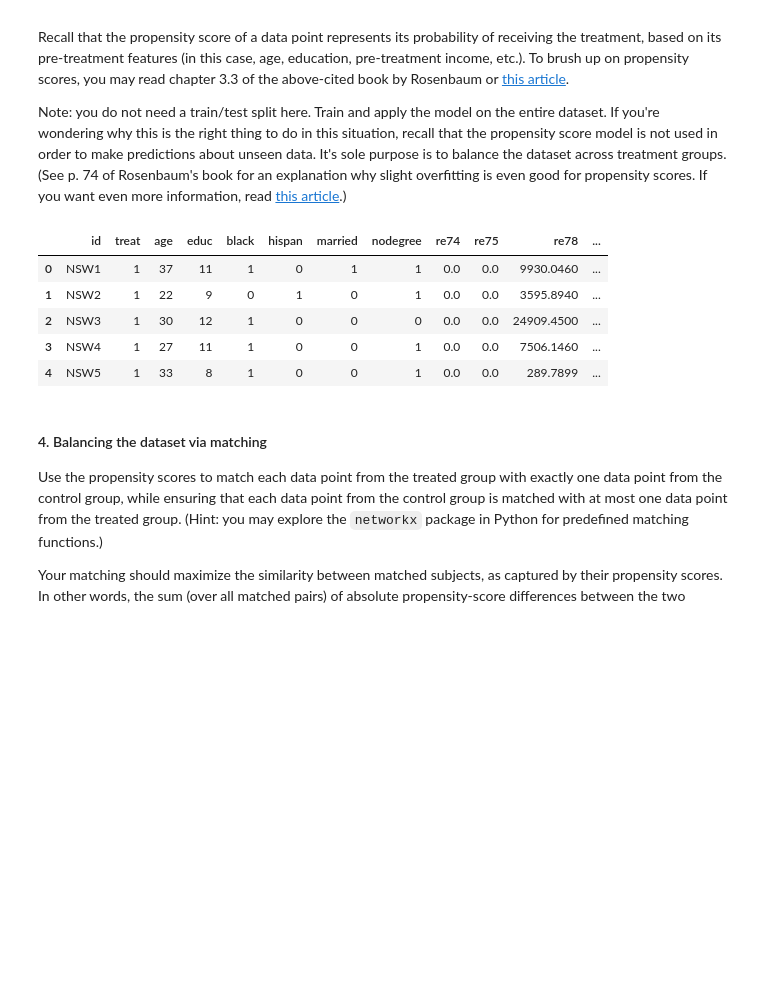
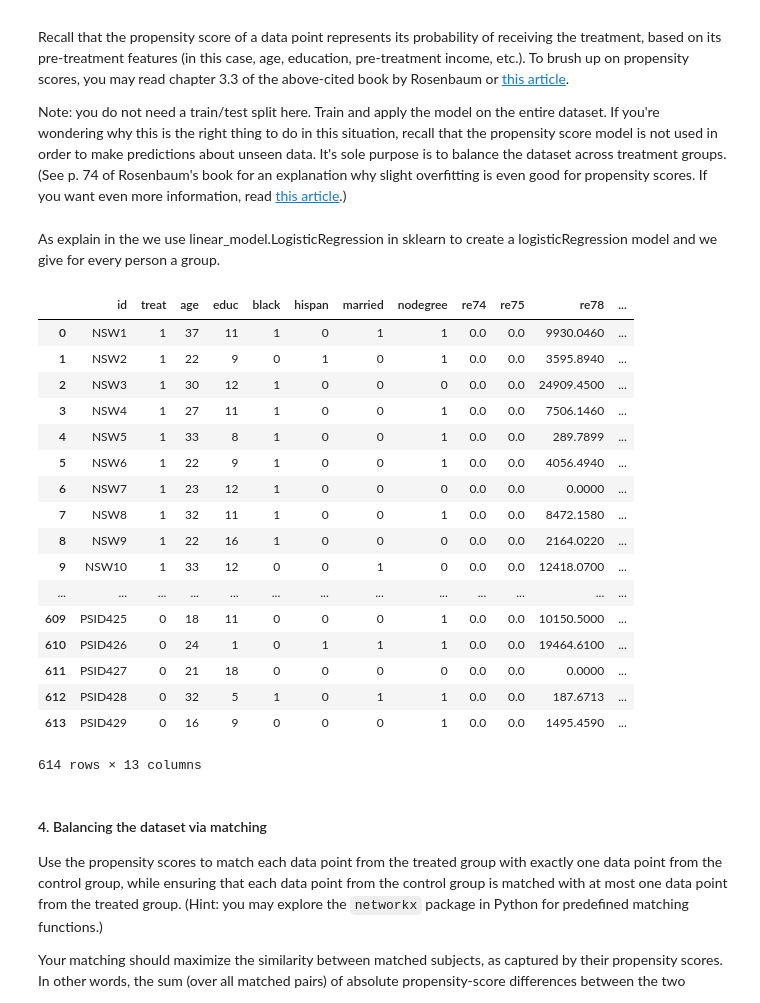
Before and after one commit to matthieuDev/ADA2017, a Jupyter notebook: 04 - Applied ML/Homework 4.ipynb, the cells around one changed output. Cells and saved outputs as stored; diff of their text form; code cells hidden in the pictures; blank space fills up the shorter version.

```diff
--- a/04 - Applied ML/Homework 4.ipynb
+++ b/04 - Applied ML/Homework 4.ipynb
@@ -279,27 +279,46 @@ To brush up on propensity scores, you may read chapter 3.3 of the above-cited bo
 Note: you do not need a train/test split here. Train and apply the model on the entire dataset. If you're wondering why this is the right thing to do in this situation, recall that the propensity score model is not used in order to make predictions about unseen data. It's sole purpose is to balance the dataset across treatment groups.
 (See p. 74 of Rosenbaum's book for an explanation why slight overfitting is even good for propensity scores.
 If you want even more information, read [this article](https://drive.google.com/file/d/0B4jctQY-uqhzTlpBaTBJRTJFVFE/view).)
+# %% [markdown]
+As explain in the  we use linear_model.LogisticRegression in sklearn to create a logisticRegression model and we give for every person a group.
 # %%
+# generate the logisti regression model
 logistic_regressor = linear_model.LogisticRegression()
 
+#train the regressor with the data we have
 #we cast the re78 as int column because the logistic regressor cannot make a regression on continuous values
 logistic_regressor = logistic_regressor.fit(
-    data[['treat', 'age', 'educ', 'black', 'hispan', 'married', 'nodegree', 're74', 're75']].values, \
-    data['re78'].values.astype('int'))
+    data[[ 'age', 'educ', 'black', 'hispan', 'married', 'nodegree', 're74', 're75']].values, \
+    data['treat'].values.astype('int'))
 
+#create a dataframe to have the propensity score in it
 propensity_data = data.copy()
-propensity_data['re78reg'] = logistic_regressor.predict(
-    data[['treat', 'age', 'educ', 'black', 'hispan', 'married', 'nodegree', 're74', 're75']].values)
+#add a column re78reg for the propensity score given by the logistic regressor
+propensity_data['re78reg'] = logistic_regressor.predict_proba(
+    data[[ 'age', 'educ', 'black', 'hispan', 'married', 'nodegree', 're74', 're75']].values)[:,1]
 
-#propensity_data[propensity_data["re78reg"] != 0]
-propensity_data.head()
+
+
+propensity_data
 # %% [output]
 |  | id | treat | age | educ | black | hispan | married | nodegree | re74 | re75 | re78 | ... |
 | 0 | NSW1 | 1 | 37 | 11 | 1 | 0 | 1 | 1 | 0.0 | 0.0 | 9930.0460 | ... |
 | 1 | NSW2 | 1 | 22 | 9 | 0 | 1 | 0 | 1 | 0.0 | 0.0 | 3595.8940 | ... |
 | 2 | NSW3 | 1 | 30 | 12 | 1 | 0 | 0 | 0 | 0.0 | 0.0 | 24909.4500 | ... |
 | 3 | NSW4 | 1 | 27 | 11 | 1 | 0 | 0 | 1 | 0.0 | 0.0 | 7506.1460 | ... |
 | 4 | NSW5 | 1 | 33 | 8 | 1 | 0 | 0 | 1 | 0.0 | 0.0 | 289.7899 | ... |
+| 5 | NSW6 | 1 | 22 | 9 | 1 | 0 | 0 | 1 | 0.0 | 0.0 | 4056.4940 | ... |
+| 6 | NSW7 | 1 | 23 | 12 | 1 | 0 | 0 | 0 | 0.0 | 0.0 | 0.0000 | ... |
+| 7 | NSW8 | 1 | 32 | 11 | 1 | 0 | 0 | 1 | 0.0 | 0.0 | 8472.1580 | ... |
+| 8 | NSW9 | 1 | 22 | 16 | 1 | 0 | 0 | 0 | 0.0 | 0.0 | 2164.0220 | ... |
+| 9 | NSW10 | 1 | 33 | 12 | 0 | 0 | 1 | 0 | 0.0 | 0.0 | 12418.0700 | ... |
+| ... | ... | ... | ... | ... | ... | ... | ... | ... | ... | ... | ... | ... |
+| 609 | PSID425 | 0 | 18 | 11 | 0 | 0 | 0 | 1 | 0.0 | 0.0 | 10150.5000 | ... |
+| 610 | PSID426 | 0 | 24 | 1 | 0 | 1 | 1 | 1 | 0.0 | 0.0 | 19464.6100 | ... |
+| 611 | PSID427 | 0 | 21 | 18 | 0 | 0 | 0 | 0 | 0.0 | 0.0 | 0.0000 | ... |
+| 612 | PSID428 | 0 | 32 | 5 | 1 | 0 | 1 | 1 | 0.0 | 0.0 | 187.6713 | ... |
+| 613 | PSID429 | 0 | 16 | 9 | 0 | 0 | 0 | 1 | 0.0 | 0.0 | 1495.4590 | ... |
+614 rows × 13 columns
 # %% [markdown]
 #### 4. Balancing the dataset via matching
 
```
Also changed, not shown: parts of 3 cells of this notebook.
